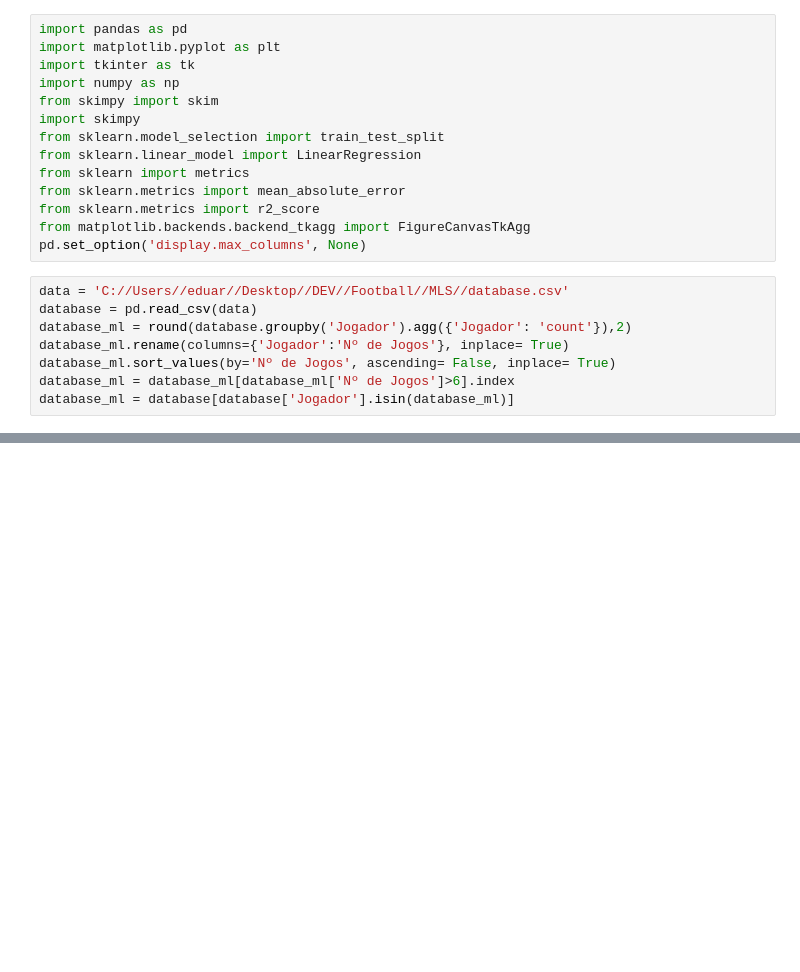
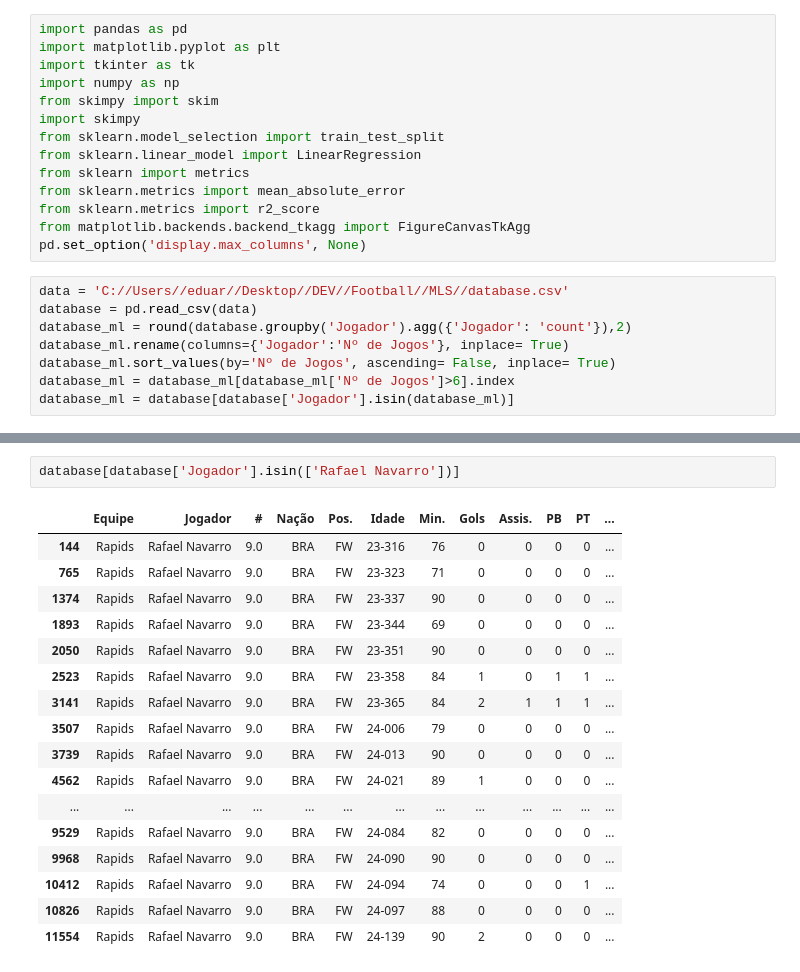
Before and after one commit to eduardopfbp/MLS-PlayerStats, a Jupyter notebook: ml.ipynb, the cells around one changed output, grey strips where cells are left out. Cells and saved outputs as stored; diff of their text form; blank space fills up the shorter version.

```diff
--- a/ml.ipynb
+++ b/ml.ipynb
@@ -38,0 +172,20 @@ database_ml
+# %%
+database[database['Jogador'].isin(['Rafael Navarro'])]
+# %% [output]
+|  | Equipe | Jogador | # | Nação | Pos. | Idade | Min. | Gols | Assis. | PB | PT | ... |
+| 144 | Rapids | Rafael Navarro | 9.0 | BRA | FW | 23-316 | 76 | 0 | 0 | 0 | 0 | ... |
+| 765 | Rapids | Rafael Navarro | 9.0 | BRA | FW | 23-323 | 71 | 0 | 0 | 0 | 0 | ... |
+| 1374 | Rapids | Rafael Navarro | 9.0 | BRA | FW | 23-337 | 90 | 0 | 0 | 0 | 0 | ... |
+| 1893 | Rapids | Rafael Navarro | 9.0 | BRA | FW | 23-344 | 69 | 0 | 0 | 0 | 0 | ... |
+| 2050 | Rapids | Rafael Navarro | 9.0 | BRA | FW | 23-351 | 90 | 0 | 0 | 0 | 0 | ... |
+| 2523 | Rapids | Rafael Navarro | 9.0 | BRA | FW | 23-358 | 84 | 1 | 0 | 1 | 1 | ... |
+| 3141 | Rapids | Rafael Navarro | 9.0 | BRA | FW | 23-365 | 84 | 2 | 1 | 1 | 1 | ... |
+| 3507 | Rapids | Rafael Navarro | 9.0 | BRA | FW | 24-006 | 79 | 0 | 0 | 0 | 0 | ... |
+| 3739 | Rapids | Rafael Navarro | 9.0 | BRA | FW | 24-013 | 90 | 0 | 0 | 0 | 0 | ... |
+| 4562 | Rapids | Rafael Navarro | 9.0 | BRA | FW | 24-021 | 89 | 1 | 0 | 0 | 0 | ... |
+| ... | ... | ... | ... | ... | ... | ... | ... | ... | ... | ... | ... | ... |
+| 9529 | Rapids | Rafael Navarro | 9.0 | BRA | FW | 24-084 | 82 | 0 | 0 | 0 | 0 | ... |
+| 9968 | Rapids | Rafael Navarro | 9.0 | BRA | FW | 24-090 | 90 | 0 | 0 | 0 | 0 | ... |
+| 10412 | Rapids | Rafael Navarro | 9.0 | BRA | FW | 24-094 | 74 | 0 | 0 | 0 | 1 | ... |
+| 10826 | Rapids | Rafael Navarro | 9.0 | BRA | FW | 24-097 | 88 | 0 | 0 | 0 | 0 | ... |
+| 11554 | Rapids | Rafael Navarro | 9.0 | BRA | FW | 24-139 | 90 | 2 | 0 | 0 | 0 | ... |
```
Also changed, not shown: parts of 10 cells of this notebook, 2 other files.
